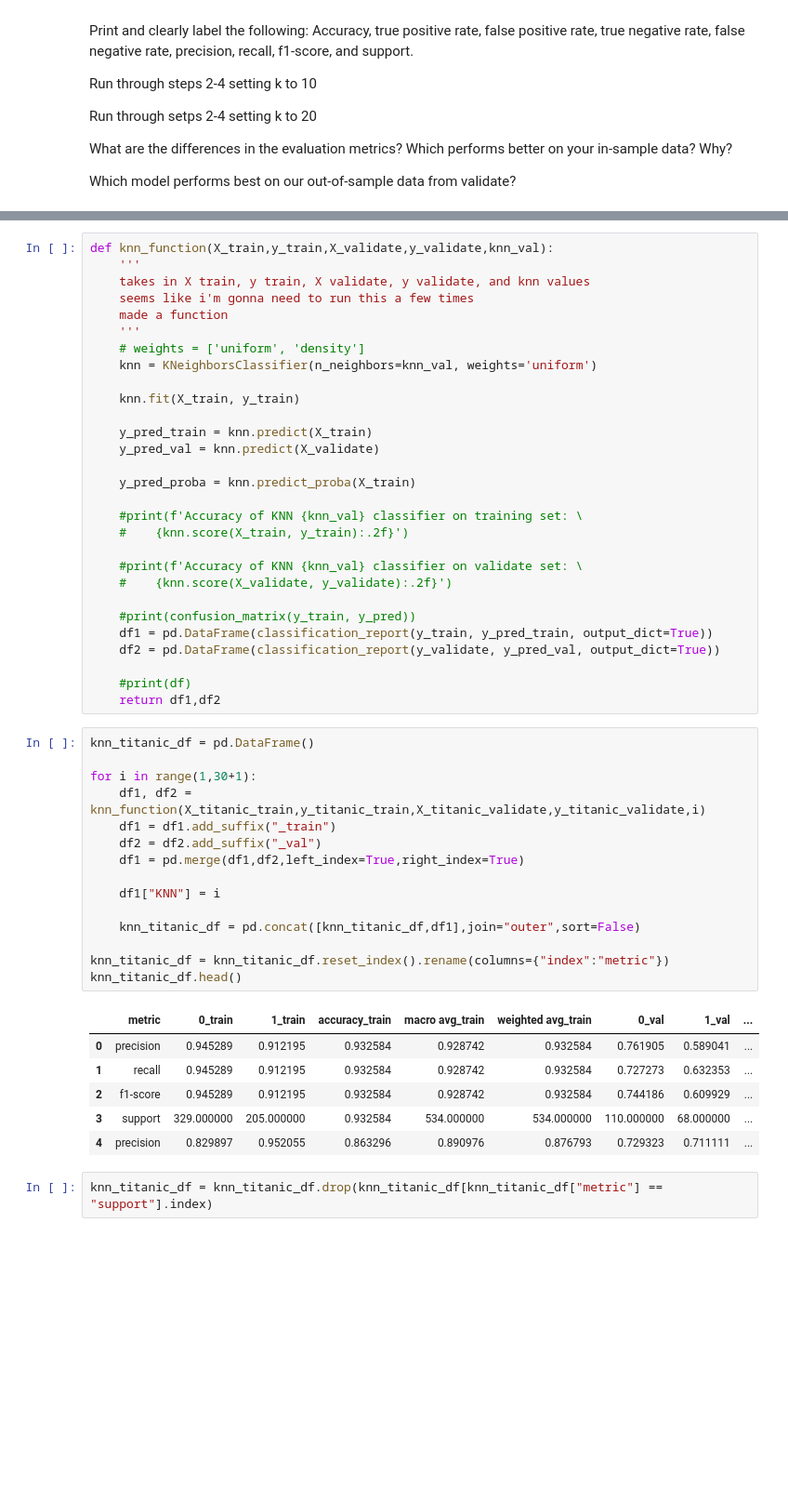
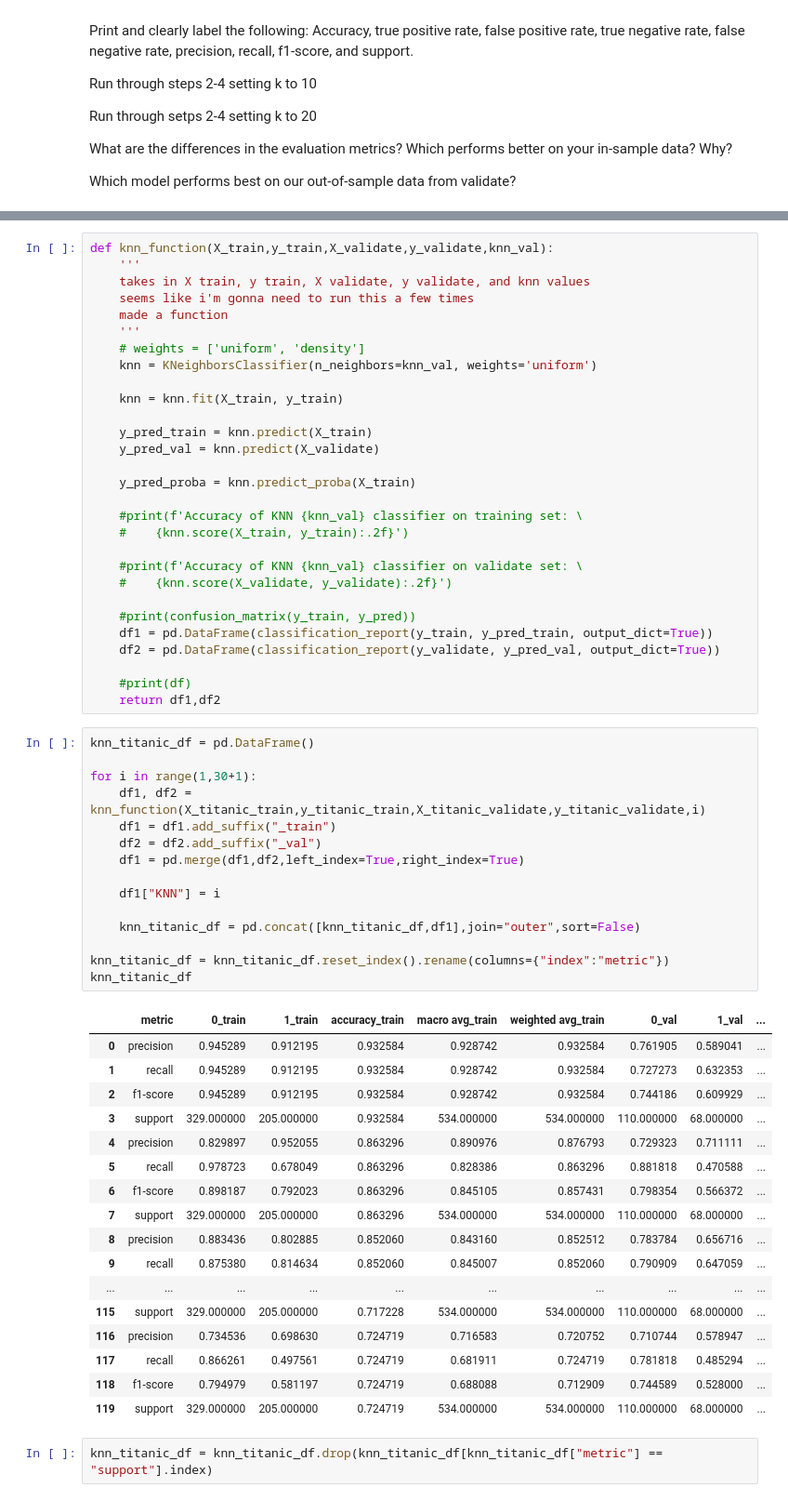
Before and after one commit to geary-shenck/classification-exercises, a Jupyter notebook: model.ipynb, the cells around one changed output, grey strips where cells are left out. Shown: that part at 93% size. Saved outputs shown, nothing was run; the diff lists cells and outputs as text; blank space fills up the shorter version.

```diff
--- a/model.ipynb
+++ b/model.ipynb
@@ -1103,7 +1088,7 @@ def knn_function(X_train,y_train,X_validate,y_validate,knn_val):
     # weights = ['uniform', 'density']
     knn = KNeighborsClassifier(n_neighbors=knn_val, weights='uniform')
 
-    knn.fit(X_train, y_train)
+    knn = knn.fit(X_train, y_train)
 
     y_pred_train = knn.predict(X_train)
     y_pred_val = knn.predict(X_validate)
@@ -1125,25 +1110,36 @@ def knn_function(X_train,y_train,X_validate,y_validate,knn_val):
 # %%
 knn_titanic_df = pd.DataFrame()
 
 for i in range(1,30+1):
     df1, df2 = knn_function(X_titanic_train,y_titanic_train,X_titanic_validate,y_titanic_validate,i)
     df1 = df1.add_suffix("_train")
     df2 = df2.add_suffix("_val")
     df1 = pd.merge(df1,df2,left_index=True,right_index=True)
 
     df1["KNN"] = i
 
     knn_titanic_df = pd.concat([knn_titanic_df,df1],join="outer",sort=False)
 
 knn_titanic_df = knn_titanic_df.reset_index().rename(columns={"index":"metric"})
-knn_titanic_df.head()
+knn_titanic_df
 # %% [output]
 |  | metric | 0_train | 1_train | accuracy_train | macro avg_train | weighted avg_train | 0_val | 1_val | ... |
 | 0 | precision | 0.945289 | 0.912195 | 0.932584 | 0.928742 | 0.932584 | 0.761905 | 0.589041 | ... |
 | 1 | recall | 0.945289 | 0.912195 | 0.932584 | 0.928742 | 0.932584 | 0.727273 | 0.632353 | ... |
 | 2 | f1-score | 0.945289 | 0.912195 | 0.932584 | 0.928742 | 0.932584 | 0.744186 | 0.609929 | ... |
 | 3 | support | 329.000000 | 205.000000 | 0.932584 | 534.000000 | 534.000000 | 110.000000 | 68.000000 | ... |
 | 4 | precision | 0.829897 | 0.952055 | 0.863296 | 0.890976 | 0.876793 | 0.729323 | 0.711111 | ... |
+| 5 | recall | 0.978723 | 0.678049 | 0.863296 | 0.828386 | 0.863296 | 0.881818 | 0.470588 | ... |
+| 6 | f1-score | 0.898187 | 0.792023 | 0.863296 | 0.845105 | 0.857431 | 0.798354 | 0.566372 | ... |
+| 7 | support | 329.000000 | 205.000000 | 0.863296 | 534.000000 | 534.000000 | 110.000000 | 68.000000 | ... |
+| 8 | precision | 0.883436 | 0.802885 | 0.852060 | 0.843160 | 0.852512 | 0.783784 | 0.656716 | ... |
+| 9 | recall | 0.875380 | 0.814634 | 0.852060 | 0.845007 | 0.852060 | 0.790909 | 0.647059 | ... |
+| ... | ... | ... | ... | ... | ... | ... | ... | ... | ... |
+| 115 | support | 329.000000 | 205.000000 | 0.717228 | 534.000000 | 534.000000 | 110.000000 | 68.000000 | ... |
+| 116 | precision | 0.734536 | 0.698630 | 0.724719 | 0.716583 | 0.720752 | 0.710744 | 0.578947 | ... |
+| 117 | recall | 0.866261 | 0.497561 | 0.724719 | 0.681911 | 0.724719 | 0.781818 | 0.485294 | ... |
+| 118 | f1-score | 0.794979 | 0.581197 | 0.724719 | 0.688088 | 0.712909 | 0.744589 | 0.528000 | ... |
+| 119 | support | 329.000000 | 205.000000 | 0.724719 | 534.000000 | 534.000000 | 110.000000 | 68.000000 | ... |
 # %%
 knn_titanic_df = knn_titanic_df.drop(knn_titanic_df[knn_titanic_df["metric"] == "support"].index)
 # %%
```
Also changed, not shown: parts of 9 cells of this notebook.
